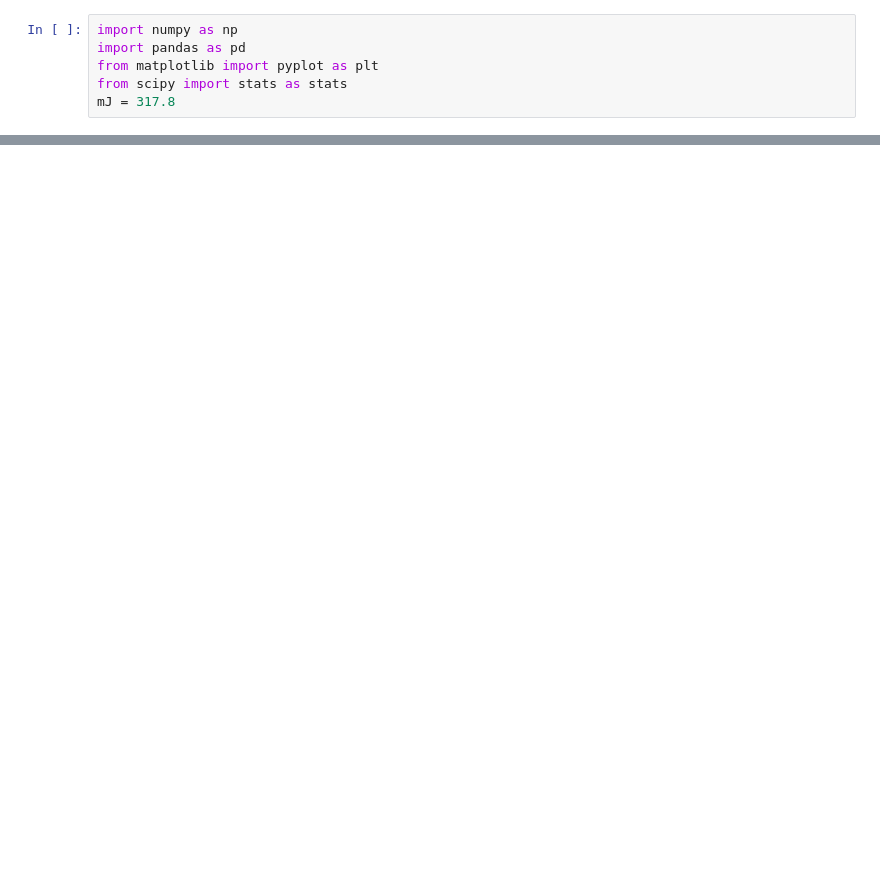
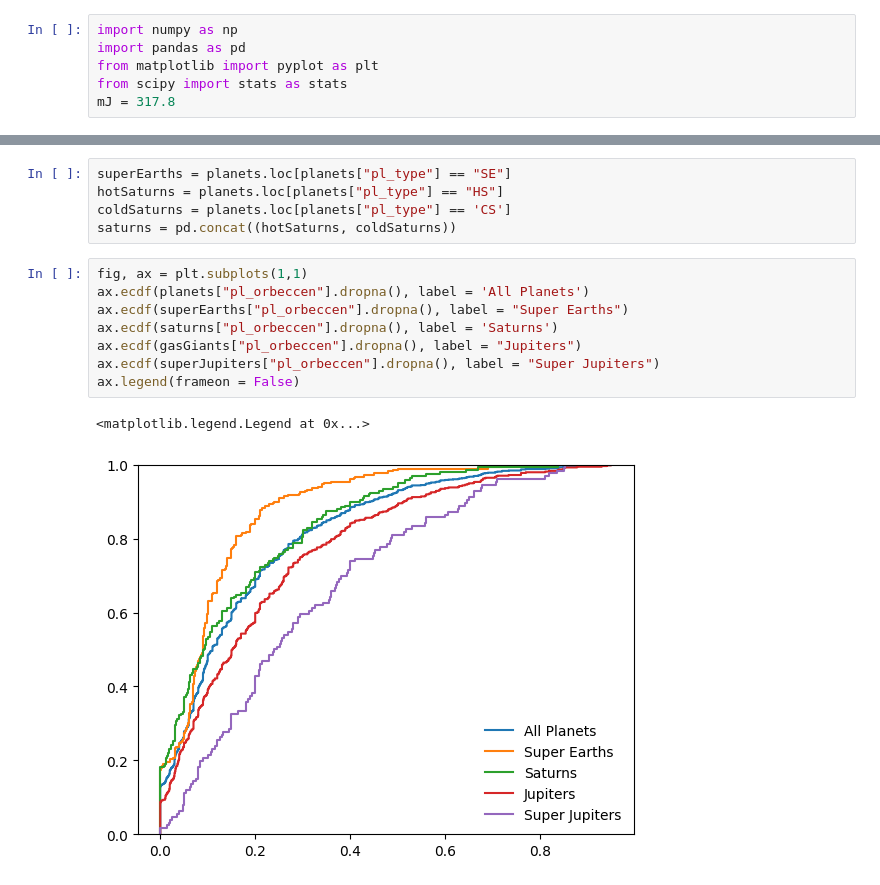
Before and after one commit to joshua-bromley/gasGiantCompanions, a Jupyter notebook: eccentricityDistibutions.ipynb, the cells around one changed output, grey strips where cells are left out. Drawn from its saved outputs; the diff is of its cells as text; blank space fills up the shorter version.

```diff
--- a/eccentricityDistibutions.ipynb
+++ b/eccentricityDistibutions.ipynb
@@ -50,0 +55,16 @@ stats.rayleigh.fit(gasGiants["pl_orbeccen"].dropna(), floc = 0)
+# %%
+superEarths = planets.loc[planets["pl_type"] == "SE"]
+hotSaturns = planets.loc[planets["pl_type"] == "HS"]
+coldSaturns = planets.loc[planets["pl_type"] == 'CS']
+saturns = pd.concat((hotSaturns, coldSaturns))
+# %%
+fig, ax = plt.subplots(1,1)
+ax.ecdf(planets["pl_orbeccen"].dropna(), label = 'All Planets')
+ax.ecdf(superEarths["pl_orbeccen"].dropna(), label = "Super Earths")
+ax.ecdf(saturns["pl_orbeccen"].dropna(), label = 'Saturns')
+ax.ecdf(gasGiants["pl_orbeccen"].dropna(), label = "Jupiters")
+ax.ecdf(superJupiters["pl_orbeccen"].dropna(), label = "Super Jupiters")
+ax.legend(frameon = False)
+# %% [output]
+<matplotlib.legend.Legend at 0x...>
+[figure, added]
```
Also changed, not shown: parts of 6 cells of this notebook, 1 other file.
